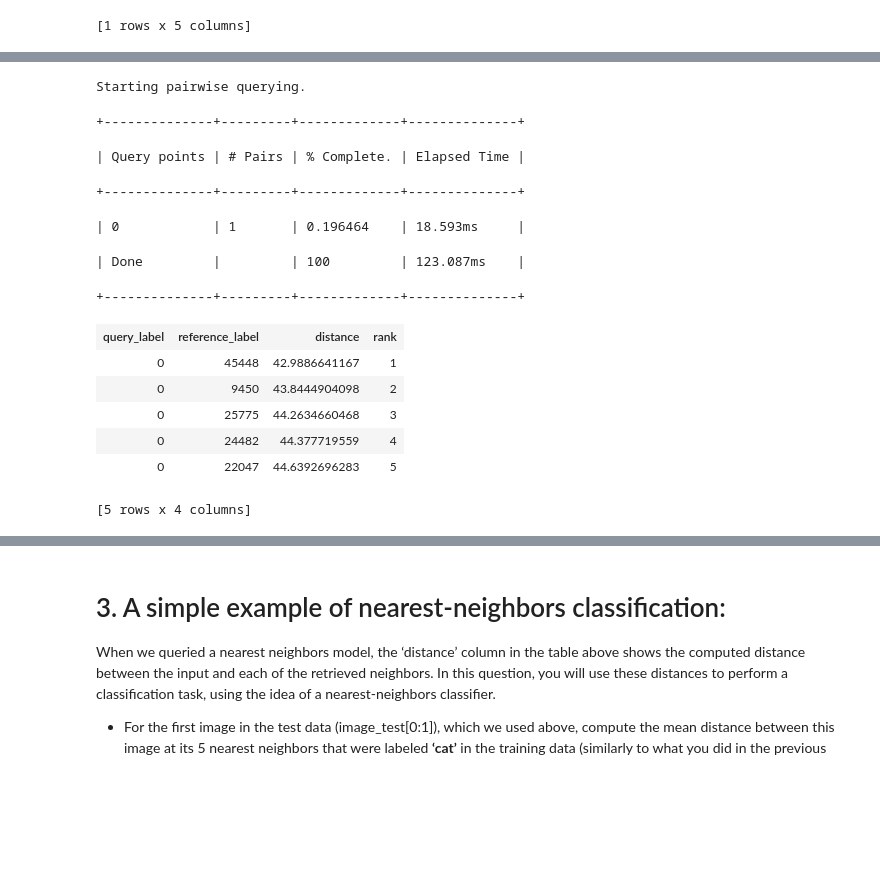
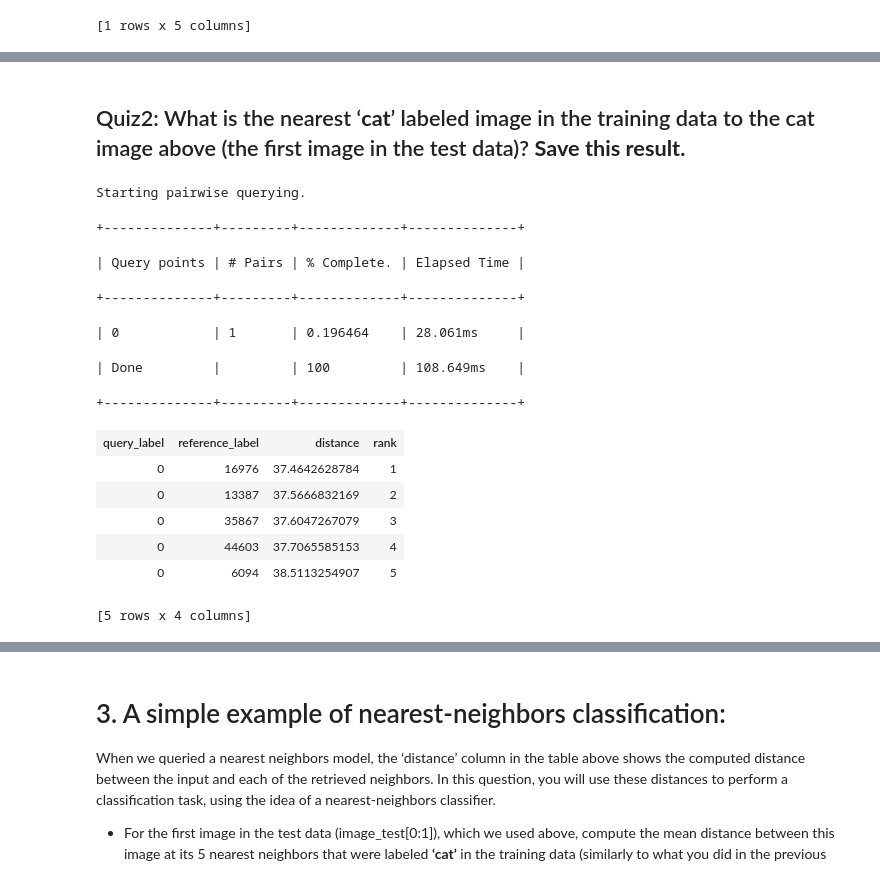
Before and after one commit to lucy9215/ml-coursera-ipynb, a Jupyter notebook: MachineLearningFoundations/DeepLearning/Coursework-Week6-MachineLearningFoundations-DeepLearning.ipynb, the cells around one changed output, grey strips where cells are left out. Cells and saved outputs as stored; diff of their text form; code cells hidden in the pictures; blank space fills up the shorter version.

Commit message:
All quiz passed and all certificates got

```diff
--- a/MachineLearningFoundations/DeepLearning/Coursework-Week6-MachineLearningFoundations-DeepLearning.ipynb
+++ b/MachineLearningFoundations/DeepLearning/Coursework-Week6-MachineLearningFoundations-DeepLearning.ipynb
@@ -14,6 +14,6 @@ We will use a popular benchmark dataset in computer vision called CIFAR-10.
 
 This dataset is already split into a training set and test set. In this simple retrieval example, there is no notion of "testing", so we will only use the training data.
 # %%
-image_train = graphlab.SFrame('image_train_data/')
-image_test = graphlab.SFrame('image_test_data/')
+image_train = graphlab.SFrame('../../data/image_train_data/')
+image_test = graphlab.SFrame('../../data/image_test_data/')
 # %% [output]
@@ -232,0 +226,2 @@ show_dog_neighbors = lambda i: get_images_from_ids(dog_model.query(image_train[i
+# %% [markdown]
+## Quiz2: What is the nearest ‘**cat**’ labeled image in the training data to the cat image above (the first image in the test data)? **Save this result.**
@@ -233,18 +230,18 @@ show_dog_neighbors = lambda i: get_images_from_ids(dog_model.query(image_train[i
 # %%
-nearest_dogs = dog_model.query(image_train[0:1])
+nearest_dogs = dog_model.query(catx)
 nearest_dogs
 # %% [output]
 Starting pairwise querying.
 +--------------+---------+-------------+--------------+
 | Query points | # Pairs | % Complete. | Elapsed Time |
 +--------------+---------+-------------+--------------+
-| 0            | 1       | 0.196464    | 18.593ms     |
+| 0            | 1       | 0.196464    | 28.061ms     |
-| Done         |         | 100         | 123.087ms    |
+| Done         |         | 100         | 108.649ms    |
 +--------------+---------+-------------+--------------+
 | query_label | reference_label | distance | rank |
-| 0 | 45448 | 42.9886641167 | 1 |
-| 0 | 9450 | 43.8444904098 | 2 |
-| 0 | 25775 | 44.2634660468 | 3 |
-| 0 | 24482 | 44.377719559 | 4 |
-| 0 | 22047 | 44.6392696283 | 5 |
+| 0 | 16976 | 37.4642628784 | 1 |
+| 0 | 13387 | 37.5666832169 | 2 |
+| 0 | 35867 | 37.6047267079 | 3 |
+| 0 | 44603 | 37.7065585153 | 4 |
+| 0 | 6094 | 38.5113254907 | 5 |
 [5 rows x 4 columns]
```
Also changed, not shown: parts of 25 cells of this notebook, 29 other files.
